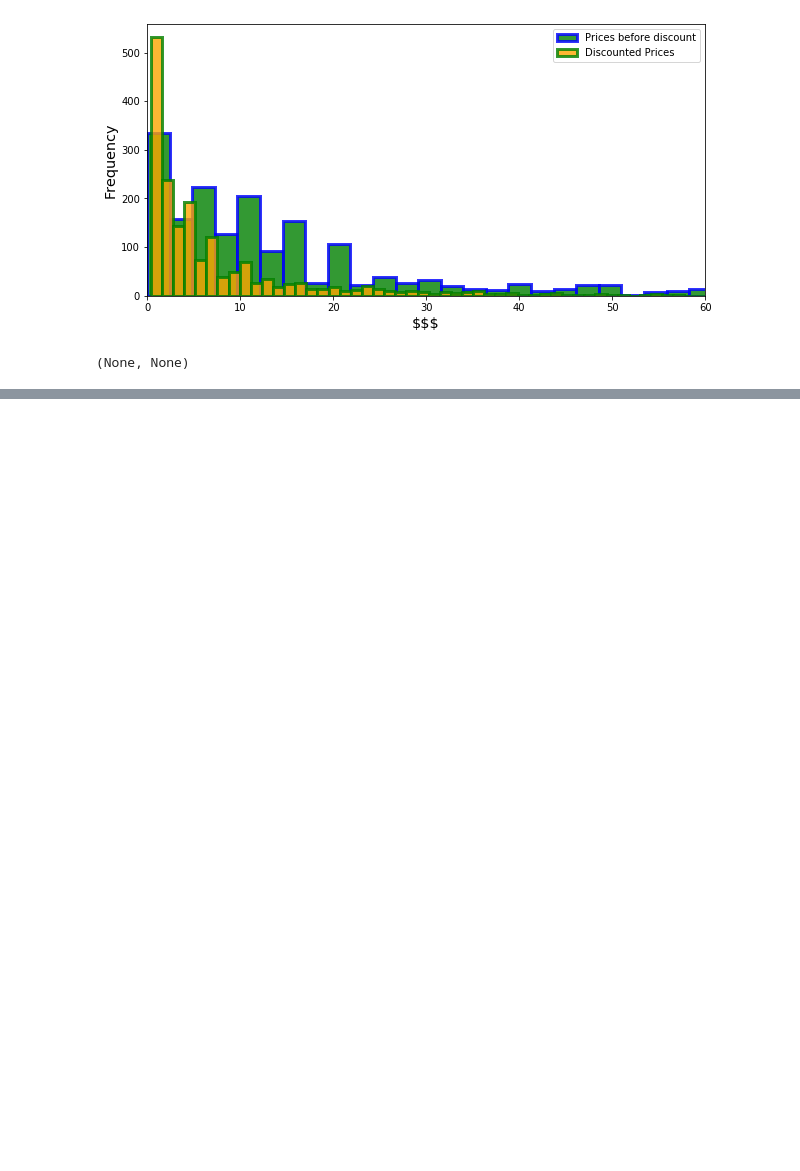
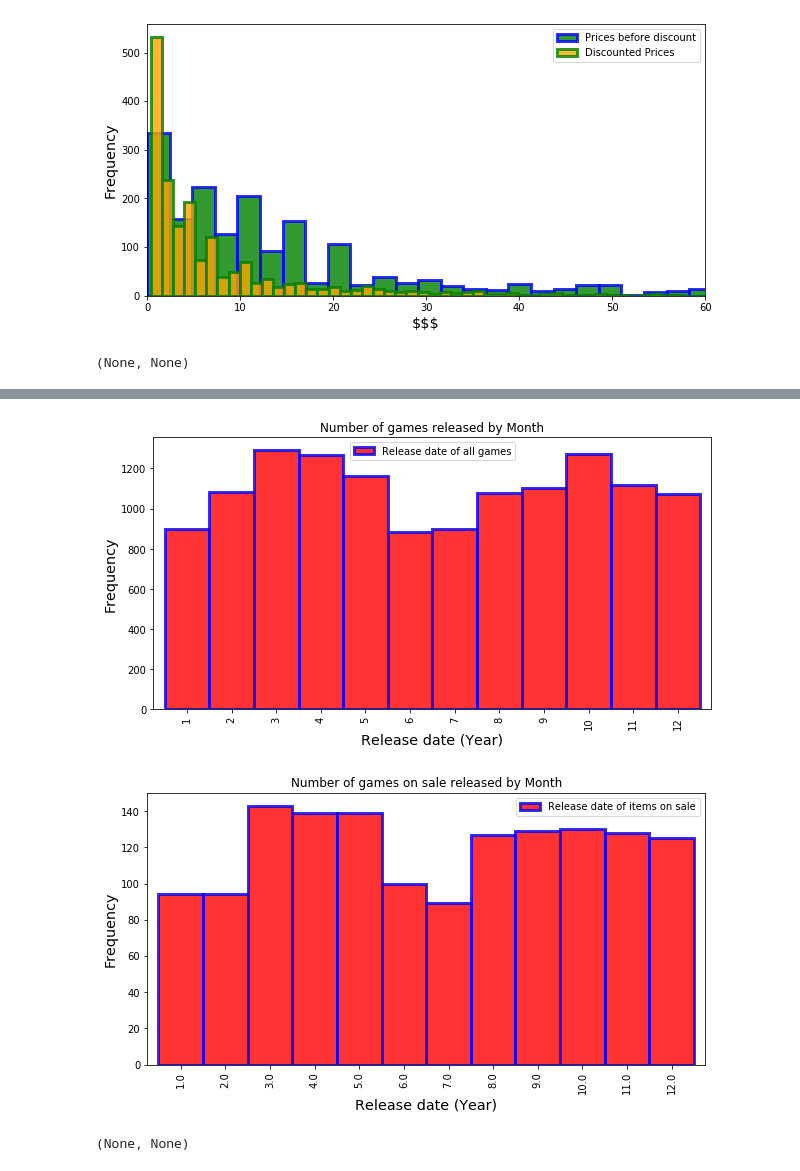
Before and after one commit to magicbeans817/likememes, a Jupyter notebook: Data_interpreter.ipynb, the cells around one changed output, grey strips where cells are left out. Saved outputs shown, nothing was run; the diff lists cells and outputs as text; code cells hidden in the pictures; blank space fills up the shorter version.

```diff
--- a/Data_interpreter.ipynb
+++ b/Data_interpreter.ipynb
@@ -61,0 +82,7 @@ dfs.price_hist()
+# %%
+dfs.release_hist_total_month()
+dfs.release_hist_sale_month()
+# %% [output]
+[figure, added]
+[figure, added]
+(None, None)
```
Also changed, not shown: parts of 27 cells of this notebook.
